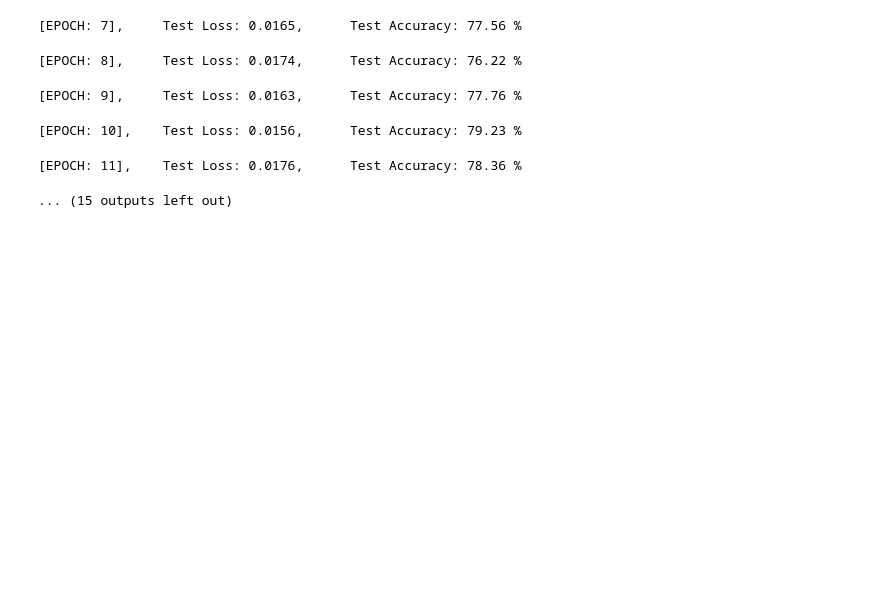
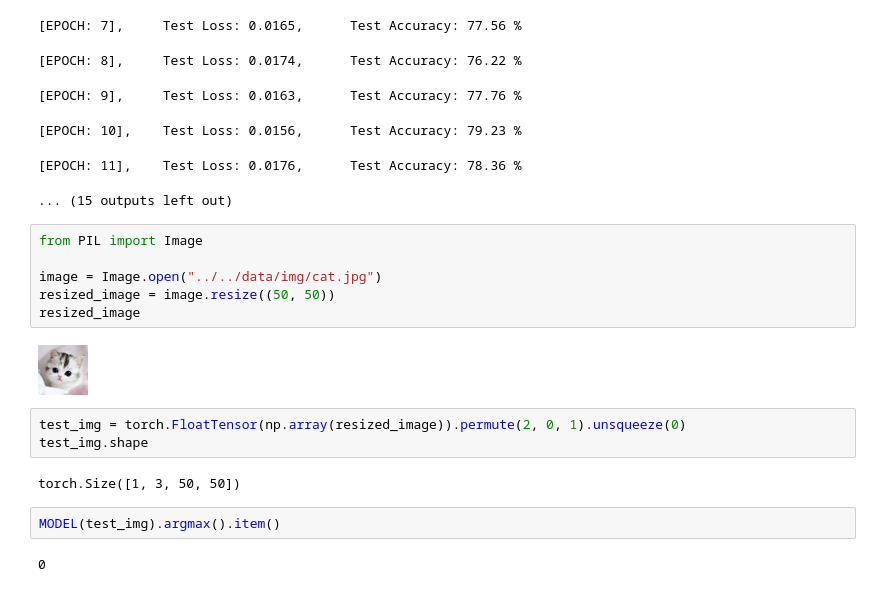
Before and after one commit to Schubert3275/KDT-Web_Study, a Jupyter notebook: DAY_01/work_0408/HW_animal.ipynb, the cells around one changed output. Cells and saved outputs as stored; diff of their text form; blank space fills up the shorter version.

```diff
--- a/DAY_01/work_0408/HW_animal.ipynb
+++ b/DAY_01/work_0408/HW_animal.ipynb
@@ -231,3 +251,20 @@ for epoch in range(0, EPOCHS):
 [EPOCH: 10],    Test Loss: 0.0156,      Test Accuracy: 79.23 %
 [EPOCH: 11],    Test Loss: 0.0176,      Test Accuracy: 78.36 %
 ... (15 outputs left out)
+# %%
+from PIL import Image
+
+image = Image.open("../../data/img/cat.jpg")
+resized_image = image.resize((50, 50))
+resized_image
+# %% [output]
+[figure, added]
+# %%
+test_img = torch.FloatTensor(np.array(resized_image)).permute(2, 0, 1).unsqueeze(0)
+test_img.shape
+# %% [output]
+torch.Size([1, 3, 50, 50])
+# %%
+MODEL(test_img).argmax().item()
+# %% [output]
+0
```
Also changed, not shown: parts of 1 cell of this notebook.
